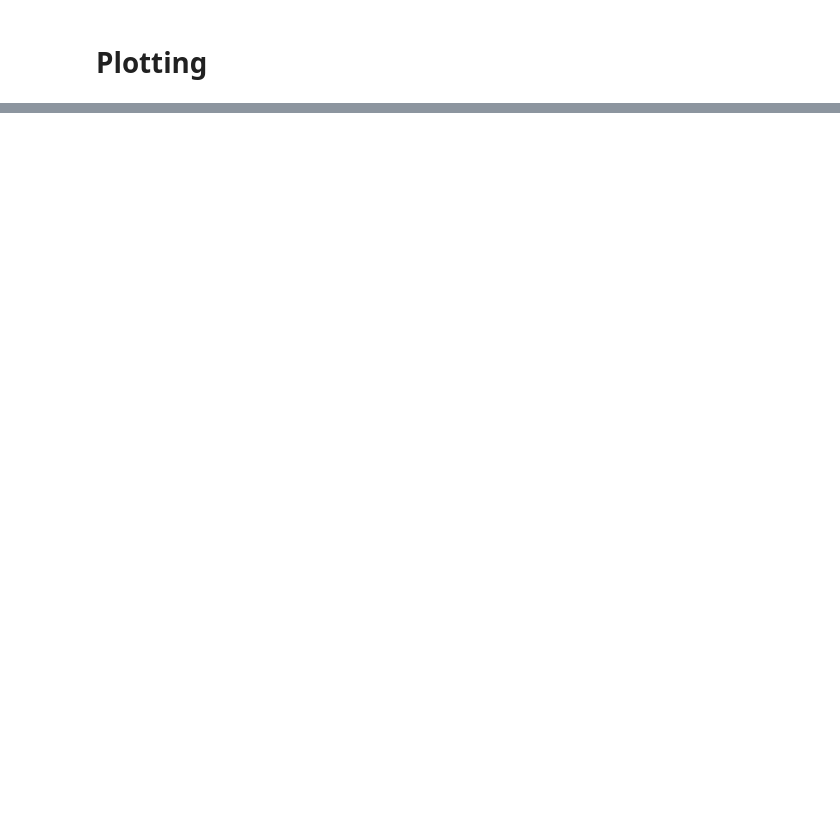
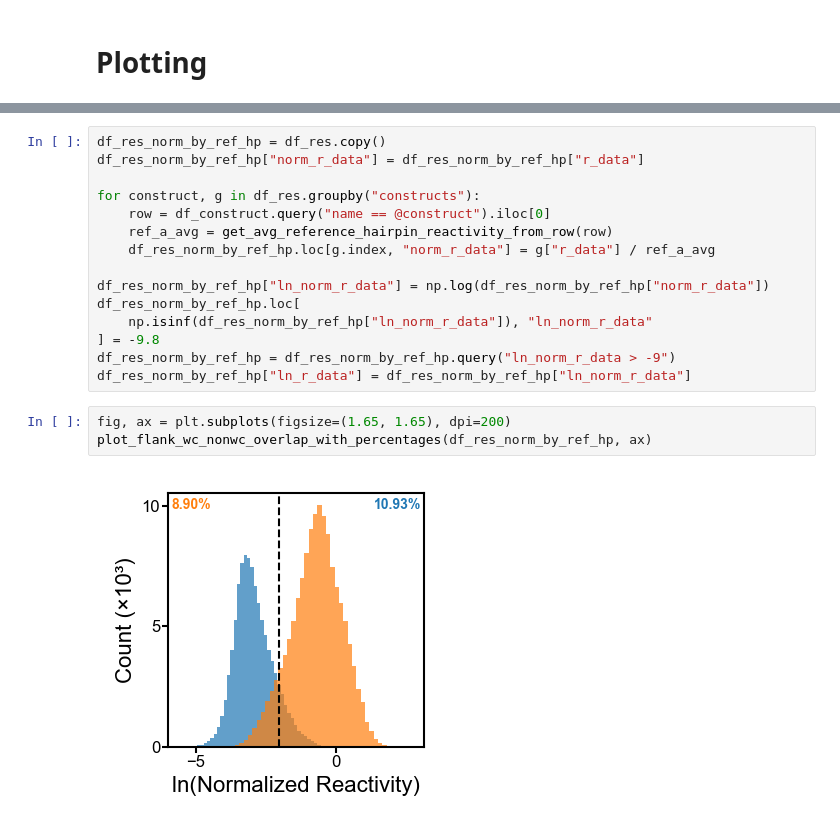
Before and after one commit to YesselmanLabPublications/2025_char_3d_struct_features, a Jupyter notebook: notebooks/supplemental_figures/supplemental_figure_s14.ipynb, the cells around one changed output, grey strips where cells are left out. Saved outputs shown, nothing was run; the diff lists cells and outputs as text; blank space fills up the shorter version.

```diff
--- a/notebooks/supplemental_figures/supplemental_figure_s14.ipynb
+++ b/notebooks/supplemental_figures/supplemental_figure_s14.ipynb
@@ -72,0 +189,20 @@ fig.savefig(
+# %%
+df_res_norm_by_ref_hp = df_res.copy()
+df_res_norm_by_ref_hp["norm_r_data"] = df_res_norm_by_ref_hp["r_data"]
+
+for construct, g in df_res.groupby("constructs"):
+    row = df_construct.query("name == @construct").iloc[0]
+    ref_a_avg = get_avg_reference_hairpin_reactivity_from_row(row)
+    df_res_norm_by_ref_hp.loc[g.index, "norm_r_data"] = g["r_data"] / ref_a_avg
+
+df_res_norm_by_ref_hp["ln_norm_r_data"] = np.log(df_res_norm_by_ref_hp["norm_r_data"])
+df_res_norm_by_ref_hp.loc[
+    np.isinf(df_res_norm_by_ref_hp["ln_norm_r_data"]), "ln_norm_r_data"
+] = -9.8
+df_res_norm_by_ref_hp = df_res_norm_by_ref_hp.query("ln_norm_r_data > -9")
+df_res_norm_by_ref_hp["ln_r_data"] = df_res_norm_by_ref_hp["ln_norm_r_data"]
+# %%
+fig, ax = plt.subplots(figsize=(1.65, 1.65), dpi=200)
+plot_flank_wc_nonwc_overlap_with_percentages(df_res_norm_by_ref_hp, ax)
+# %% [output]
+[figure, added]
```
Also changed, not shown: parts of 9 cells of this notebook, 5 other files.
